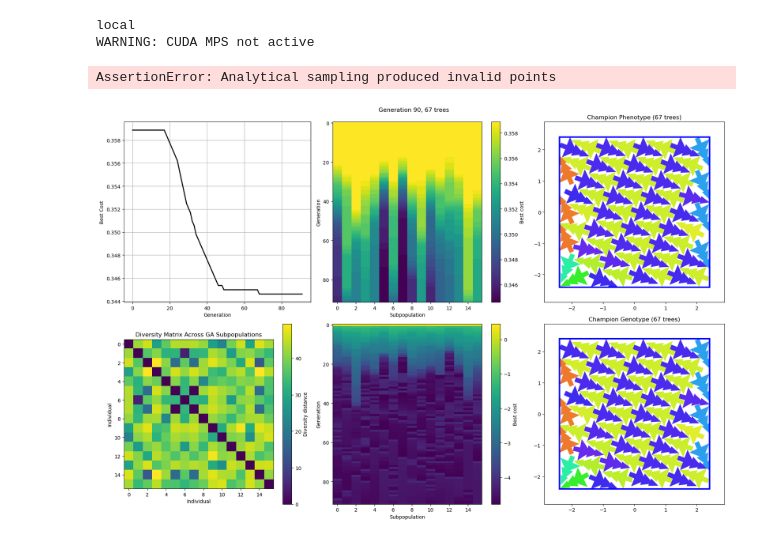
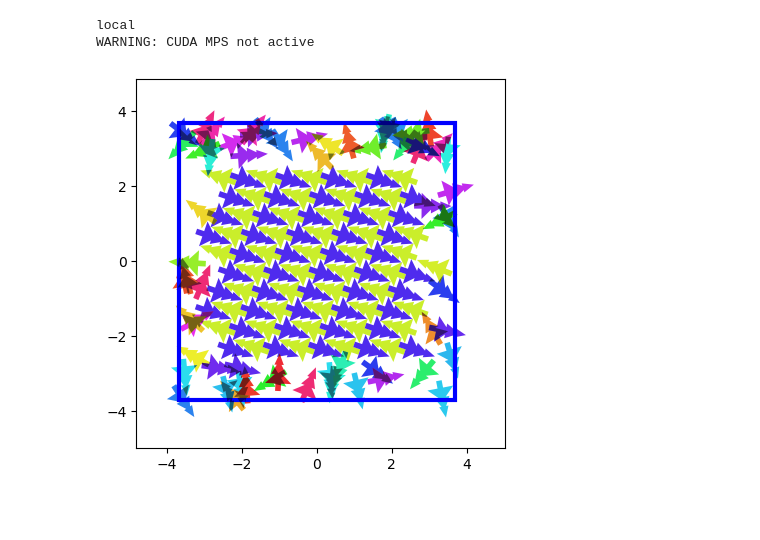
Before and after one commit to jcottaar/packing, a Jupyter notebook: analysis/test_ga.ipynb, the cells around one changed output. Saved outputs shown, nothing was run; the diff lists cells and outputs as text; code cells hidden in the pictures; blank space fills up the shorter version.

Commit message:
New runner

```diff
--- a/analysis/test_ga.ipynb
+++ b/analysis/test_ga.ipynb
@@ -33,7 +33,7 @@ importlib.reload(pack_ga3)
 fastMode = False
 kgs.debugging_mode = 2
 
-for N_trees in [67]:
+for N_trees in [156]:
     for seed in range(1):
 
         runner = pack_ga3.baseline_tesselated(adapt_moves=True)
@@ -46,6 +46,7 @@ for N_trees in [67]:
         #runner.ga.ga_base.initializer.ref_sol_axis2_offset = lambda r:0.5
         # runner.ga.ga_base.initializer.new_tree_placer = True
         #runner.ga.ga_base.initializer.base_solution.edge_spacer = kgs.EdgeSpacerBasic(dist_x = 0.5, dist_y = 0.5, dist_corner=3.)
+        runner.ga.ga_base.initializer.base_solution.edge_spacer.dist_y+=0.5
         # runner.ga.ga_base.initializer.base_solution.filter_move_locations_with_edge_spacer
         runner.ga.ga_base.use_new_ref_score = True
         #runner.ga.ga_base.ref_score_scale = 1.
@@ -62,36 +63,35 @@ for N_trees in [67]:
         #runner.ga.ga_base.move.moves.append([pack_move.NoOp(), 'NoOp', 1.])
         #print(runner.ga.ga_base.move.moves)
 
         runner.ga.ga_base.N_trees_to_do = N_trees
         runner.n_generations = 1000
         #runner.ga.ga_base.reset_check_generations = 3
         runner.ga.N = 16
         #runner.ga.allow_reset_ratio = 1.
         runner.diagnostic_plot = True
         runner.seed = seed
         runner.plot_every = 10
         runner.ga.do_legalize = False
         #runner.filter_before_rough = 1.
 
         #runner.run()
 
         runner_temp = copy.deepcopy(runner)
         #runner_temp.ga.ga_base.initializer.fixed_h = cp.array([np.sqrt(0.37*runner_temp.ga.ga_base.N_trees_to_do),0,0],dtype=kgs.dtype_cp)
         import pack_vis_sol
         ref_score = 0.317 + 0.206/np.sqrt(runner_temp.ga.ga_base.N_trees_to_do)
         ref_h = np.sqrt(ref_score*runner_temp.ga.ga_base.N_trees_to_do*np.sqrt(runner_temp.ga.ga_base.ref_score_scale))
         runner_temp.ga.ga_base.initializer.fixed_h = cp.array([ref_h,0,0],dtype=kgs.dtype_cp)
         sol = runner_temp.ga.ga_base.initializer.initialize_population(10,runner_temp.ga.ga_base.N_trees_to_do)
         if seed==0:
             for i in range(1):
                 #pack_vis_sol.pack_vis_sol(sol.genotype, i)
                 pack_vis_sol.pack_vis_sol(sol.phenotype, i)
         plt.pause(0.001)
 
-        runner.run()
+        #runner.run()
 # %% [output]
-AssertionError: Analytical sampling produced invalid points
-[figure, old version]
+[figure, new version]
 # %%
 #kgs.packings
 # %%
```
Also changed, not shown: 13 other files.
